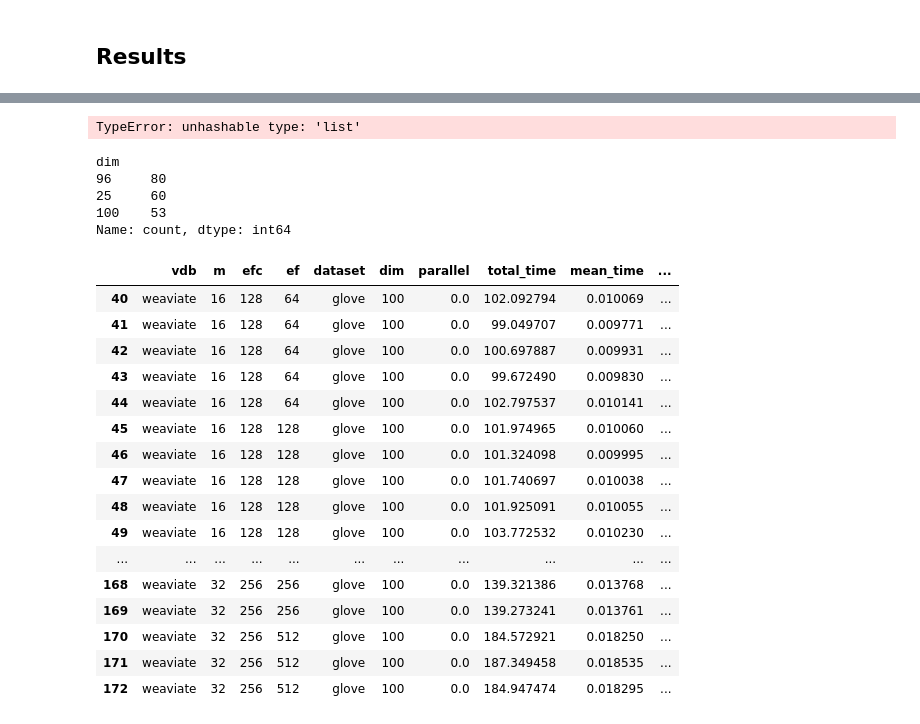
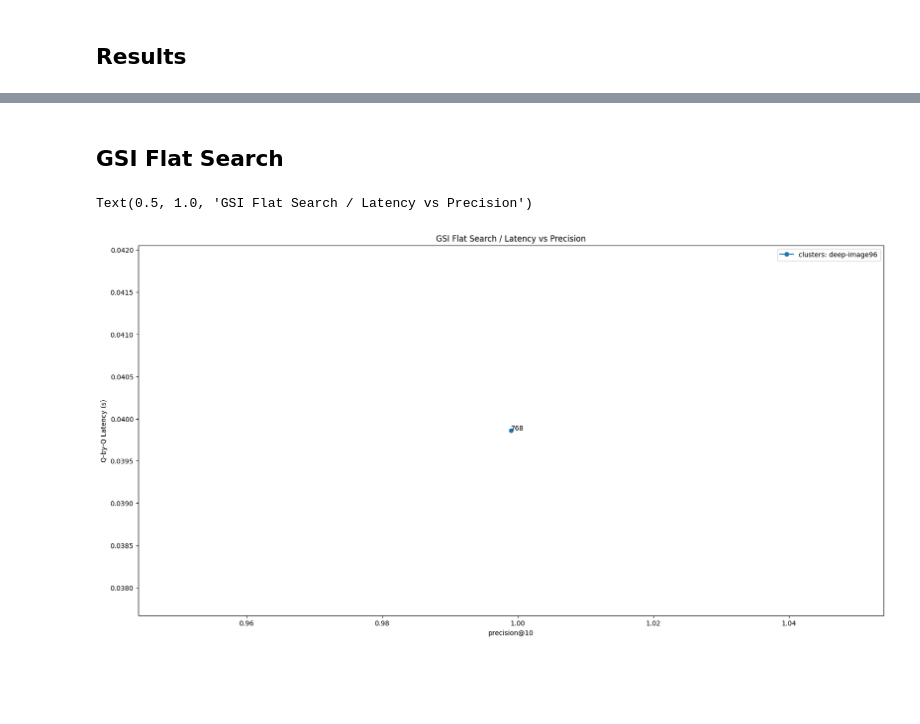
Before and after one commit to qdrant/vector-db-benchmark, a Jupyter notebook: test.ipynb, the cells around one changed output, grey strips where cells are left out. Cells and saved outputs as stored; diff of their text form; code cells hidden in the pictures; blank space fills up the shorter version.

```diff
--- a/test.ipynb
+++ b/test.ipynb
@@ -63,3 +27,0 @@ gsi_df.head()
-# %%
-tmp = gsi_df[['dataset', 'dim', 'search_type', 'nbits']].sort_values(by=['dataset', 'dim', 'search_type', 'nbits'])
-tmp
@@ -118,4 +27,0 @@ hnsw_upload_glove
-# %%
-for file in hnsw_upload_glove:
-    tmp = pd.read_json(file)
-    sns.violinplot(tmp.results['latencies'], orient='h')
@@ -124,2 +27,0 @@ for file in hnsw_upload_glove:
-# %%
-tmp = pd.Series(pd.read_json(hnsw_upload_glove[0]).results['latencies'])
@@ -197,32 +126,0 @@ tmp[tmp.duplicated()]
-# %%
-weav_df.drop_duplicates()
-# %% [output]
-TypeError: unhashable type: 'list'
-# %%
-weav_df.dim.value_counts()
-# %% [output]
-dim
-96     80
-25     60
-100    53
-Name: count, dtype: int64
-# %%
-weav_df[weav_df.dim == 100]
-# %% [output]
-|  | vdb | m | efc | ef | dataset | dim | parallel | total_time | mean_time | ... |
-| 40 | weaviate | 16 | 128 | 64 | glove | 100 | 0.0 | 102.092794 | 0.010069 | ... |
-| 41 | weaviate | 16 | 128 | 64 | glove | 100 | 0.0 | 99.049707 | 0.009771 | ... |
-| 42 | weaviate | 16 | 128 | 64 | glove | 100 | 0.0 | 100.697887 | 0.009931 | ... |
-| 43 | weaviate | 16 | 128 | 64 | glove | 100 | 0.0 | 99.672490 | 0.009830 | ... |
-| 44 | weaviate | 16 | 128 | 64 | glove | 100 | 0.0 | 102.797537 | 0.010141 | ... |
-| 45 | weaviate | 16 | 128 | 128 | glove | 100 | 0.0 | 101.974965 | 0.010060 | ... |
-| 46 | weaviate | 16 | 128 | 128 | glove | 100 | 0.0 | 101.324098 | 0.009995 | ... |
-| 47 | weaviate | 16 | 128 | 128 | glove | 100 | 0.0 | 101.740697 | 0.010038 | ... |
-| 48 | weaviate | 16 | 128 | 128 | glove | 100 | 0.0 | 101.925091 | 0.010055 | ... |
-| 49 | weaviate | 16 | 128 | 128 | glove | 100 | 0.0 | 103.772532 | 0.010230 | ... |
-| ... | ... | ... | ... | ... | ... | ... | ... | ... | ... | ... |
-| 168 | weaviate | 32 | 256 | 256 | glove | 100 | 0.0 | 139.321386 | 0.013768 | ... |
-| 169 | weaviate | 32 | 256 | 256 | glove | 100 | 0.0 | 139.273241 | 0.013761 | ... |
-| 170 | weaviate | 32 | 256 | 512 | glove | 100 | 0.0 | 184.572921 | 0.018250 | ... |
-| 171 | weaviate | 32 | 256 | 512 | glove | 100 | 0.0 | 187.349458 | 0.018535 | ... |
-| 172 | weaviate | 32 | 256 | 512 | glove | 100 | 0.0 | 184.947474 | 0.018295 | ... |
@@ -228,0 +136,24 @@ weav_df[weav_df.dim == 100]
+# %% [markdown]
+## GSI Flat Search
+# %%
+fig, ax = plt.subplots(figsize=(20,10))
+# search_type, dataset, dim = "flat", "glove", 100
+tmp = gsi_df.copy()
+tmp = tmp[tmp.search_type == 'clusters']
+# tmp = df[df.search_type == search_type]
+tmp = tmp[tmp.dim == 96]
+for types in tmp.search_type.unique().tolist():
+    x = tmp[tmp.search_type == types]
+    for dim in x.dim.unique().tolist():
+        y = x[x.dim == dim]
+        plt.plot(y.mean_precisions, y.mean_time,'-o', label= f"{types}: {y.dataset.to_list()[0]}{dim}")
+        for a, b, c in zip(y.mean_precisions, y.mean_time, y.nbits):
+            plt.annotate(f"{c}", (a, b))
+
+ax.legend()
+ax.set_xlabel("precision@10")
+ax.set_ylabel("Q-by-Q Latency (s)")
+ax.set_title("GSI Flat Search / Latency vs Precision")
+# %% [output]
+Text(0.5, 1.0, 'GSI Flat Search / Latency vs Precision')
+[figure, added]
```
Also changed, not shown: parts of 50 cells of this notebook, 7 other files.
